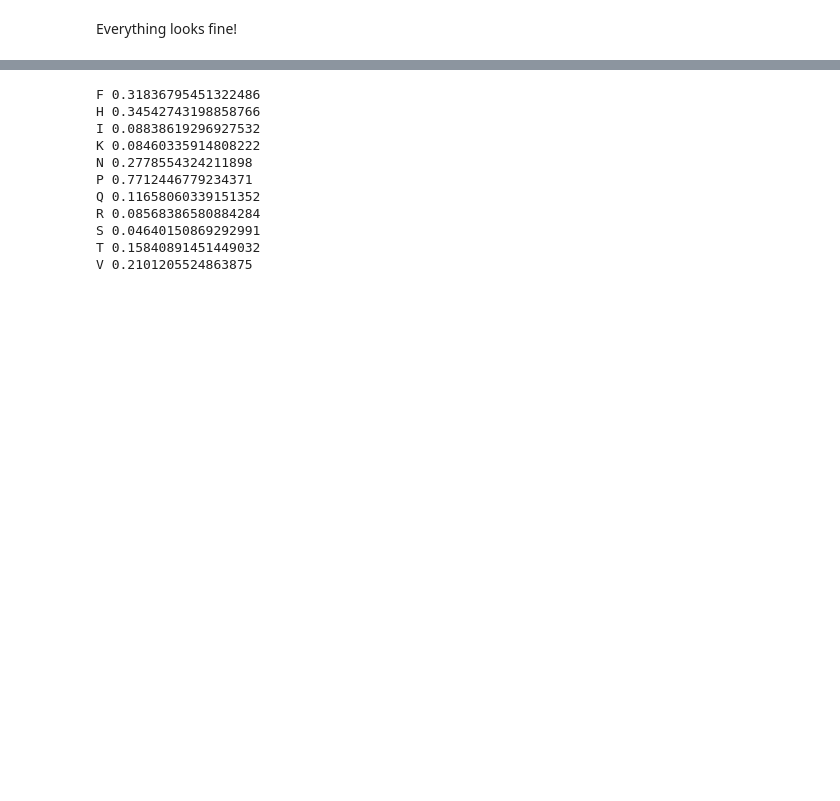
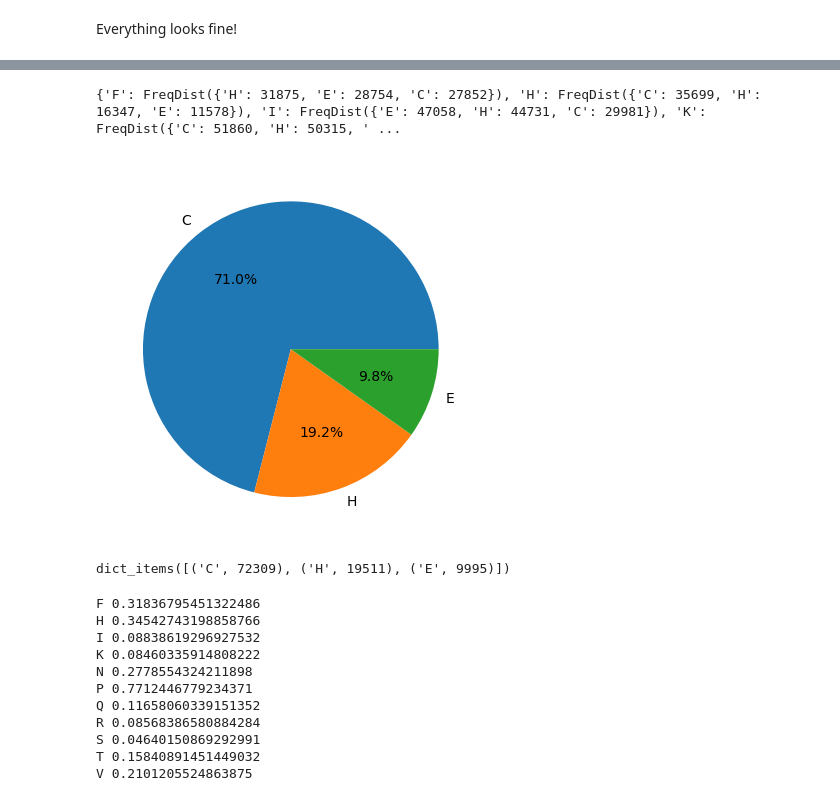
Before and after one commit to iTroned/bio-informatics-protein-structure, a Jupyter notebook: Bioinformatikk/programTFIDF.ipynb, the cells around one changed output, grey strips where cells are left out. Drawn from its saved outputs; the diff is of its cells as text; code cells hidden in the pictures; blank space fills up the shorter version.

```diff
--- a/Bioinformatikk/programTFIDF.ipynb
+++ b/Bioinformatikk/programTFIDF.ipynb
@@ -61,3 +87,48 @@ df.head()
+# %%
+from gensim.corpora import Dictionary
+
+dict = Dictionary(df['tokens']) #create a dictionary of all the tokens
+
+freq_dist = {}
+
+for index, label in dict.items(): #loop through label by label
+
+    label_freq = FreqDist() #unique frequency distribution for each label
+
+    for input, output in zip(df['tokens'], df['output']): #source: https://www.geeksforgeeks.org/python-iterate-multiple-lists-simultaneously/
+        for i_w, o_w in zip(input, output): #input_word, output_word
+            if i_w == label: #only add corresponding output for correct label
+                label_freq[o_w] += 1
+
+    freq_dist[label] = label_freq
+
+print(freq_dist)
+# %% [output]
+{'F': FreqDist({'H': 31875, 'E': 28754, 'C': 27852}), 'H': FreqDist({'C': 35699, 'H': 16347, 'E': 11578}), 'I': FreqDist({'E': 47058, 'H': 44731, 'C': 29981}), 'K': FreqDist({'C': 51860, 'H': 50315, ' ...
+# %%
+#Function for label freq dist
+
+def label_freq_dist(token):
+
+    ## check if token is valid
+    if token in freq_dist:
+        token_freq = freq_dist[token]
+    else:
+        return "Not valid token"
+
+    indexes = []
+    values = []
+    for idx, value in token_freq.items():
+        indexes.append(idx)
+        values.append(value)
+    plt.pie(values, labels=indexes, autopct='%1.1f%%') #show pie chart
+    plt.show()
+    return token_freq.items() #return numbers for user
+# %%
+label_freq_dist('P')
+# %% [output]
+[figure, added]
+dict_items([('C', 72309), ('H', 19511), ('E', 9995)])
 # %%
 from gensim.models import TfidfModel
 from gensim.corpora import Dictionary
```
Also changed, not shown: parts of 3 cells of this notebook.
